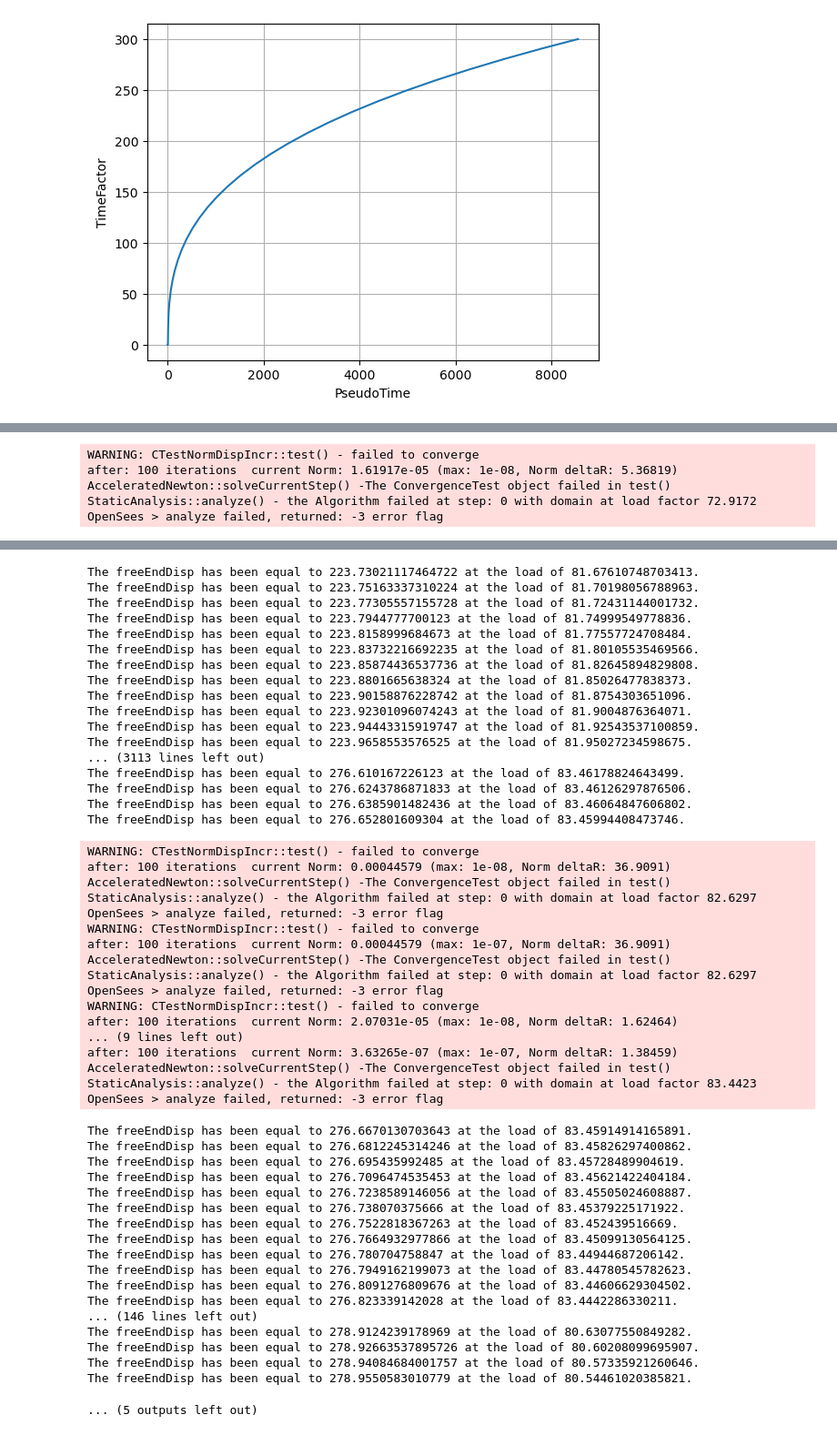
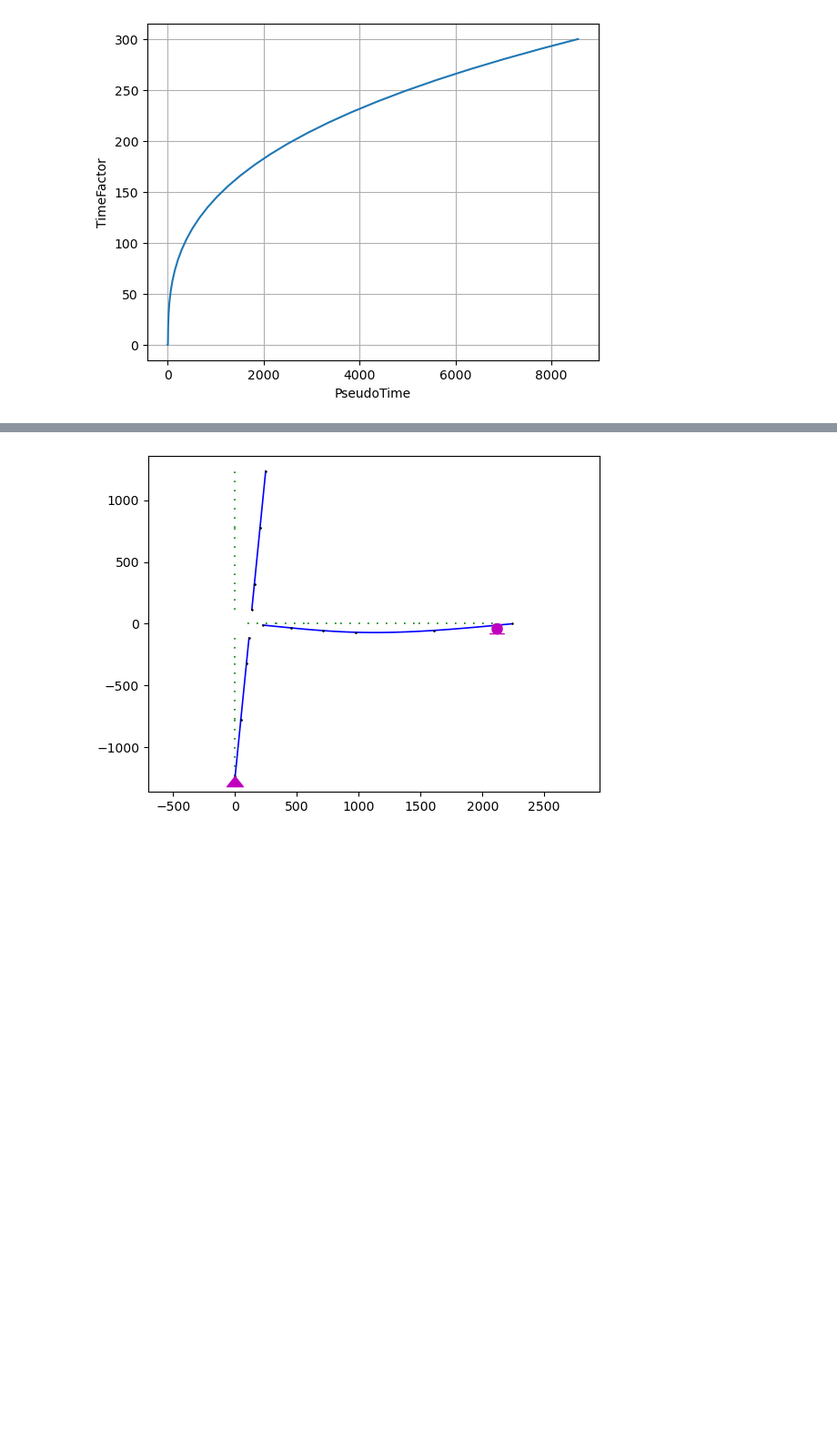
Before and after one commit to Suman-Regmi/BeamColumnWorks, a Jupyter notebook: bc_model_beams_columns_elastified.ipynb, the cells around one changed output, grey strips where cells are left out. Shown at 91% size. Drawn from its saved outputs; the diff is of its cells as text; code cells hidden in the pictures; blank space fills up the shorter version.

```diff
--- a/bc_model_beams_columns_elastified.ipynb
+++ b/bc_model_beams_columns_elastified.ipynb
@@ -492,7 +529,7 @@ timeFactorHistory=defineTimeFactorHistoryMonotonic(peaksArray,scaleFactor,nSteps
 # %%
 ops.timeSeries("Linear",10)
 ops.pattern("Plain",10,10)
-ops.load(3,0,-55*kN,0)
+# ops.load(3,0,-55*kN,0) #comment out because it falls in the left branch which is omitted for external joint
 ops.load(6,0,-55*kN,0)
 
 
@@ -666,5 +670,0 @@ The freeEndDisp has been equal to 218.39608375934594 at the load of 72.917201094
-WARNING: CTestNormDispIncr::test() - failed to converge
-after: 100 iterations  current Norm: 1.61917e-05 (max: 1e-08, Norm deltaR: 5.36819)
-AcceleratedNewton::solveCurrentStep() -The ConvergenceTest object failed in test()
-StaticAnalysis::analyze() - the Algorithm failed at step: 0 with domain at load factor 72.9172
-OpenSees > analyze failed, returned: -3 error flag
@@ -705,55 +671,4 @@ OpenSees > analyze failed, returned: -3 error flag
-The freeEndDisp has been equal to 223.73021117464722 at the load of 81.67610748703413.
-The freeEndDisp has been equal to 223.75163337310224 at the load of 81.70198056788963.
-The freeEndDisp has been equal to 223.77305557155728 at the load of 81.72431144001732.
-The freeEndDisp has been equal to 223.7944777700123 at the load of 81.74999549778836.
-The freeEndDisp has been equal to 223.8158999684673 at the load of 81.77557724708484.
-The freeEndDisp has been equal to 223.83732216692235 at the load of 81.80105535469566.
-The freeEndDisp has been equal to 223.85874436537736 at the load of 81.82645894829808.
-The freeEndDisp has been equal to 223.8801665638324 at the load of 81.85026477838373.
-The freeEndDisp has been equal to 223.90158876228742 at the load of 81.8754303651096.
-The freeEndDisp has been equal to 223.92301096074243 at the load of 81.9004876364071.
-The freeEndDisp has been equal to 223.94443315919747 at the load of 81.92543537100859.
-The freeEndDisp has been equal to 223.9658553576525 at the load of 81.95027234598675.
-... (3113 lines left out)
-The freeEndDisp has been equal to 276.610167226123 at the load of 83.46178824643499.
-The freeEndDisp has been equal to 276.6243786871833 at the load of 83.46126297876506.
-The freeEndDisp has been equal to 276.6385901482436 at the load of 83.46064847606802.
-The freeEndDisp has been equal to 276.652801609304 at the load of 83.45994408473746.
-WARNING: CTestNormDispIncr::test() - failed to converge
-after: 100 iterations  current Norm: 0.00044579 (max: 1e-08, Norm deltaR: 36.9091)
-AcceleratedNewton::solveCurrentStep() -The ConvergenceTest object failed in test()
-StaticAnalysis::analyze() - the Algorithm failed at step: 0 with domain at load factor 82.6297
-OpenSees > analyze failed, returned: -3 error flag
-WARNING: CTestNormDispIncr::test() - failed to converge
-after: 100 iterations  current Norm: 0.00044579 (max: 1e-07, Norm deltaR: 36.9091)
-AcceleratedNewton::solveCurrentStep() -The ConvergenceTest object failed in test()
-StaticAnalysis::analyze() - the Algorithm failed at step: 0 with domain at load factor 82.6297
-OpenSees > analyze failed, returned: -3 error flag
-WARNING: CTestNormDispIncr::test() - failed to converge
-after: 100 iterations  current Norm: 2.07031e-05 (max: 1e-08, Norm deltaR: 1.62464)
-... (9 lines left out)
-after: 100 iterations  current Norm: 3.63265e-07 (max: 1e-07, Norm deltaR: 1.38459)
-AcceleratedNewton::solveCurrentStep() -The ConvergenceTest object failed in test()
-StaticAnalysis::analyze() - the Algorithm failed at step: 0 with domain at load factor 83.4423
-OpenSees > analyze failed, returned: -3 error flag
-The freeEndDisp has been equal to 276.6670130703643 at the load of 83.45914914165891.
-The freeEndDisp has been equal to 276.6812245314246 at the load of 83.45826297400862.
-The freeEndDisp has been equal to 276.695435992485 at the load of 83.45728489904619.
-The freeEndDisp has been equal to 276.7096474535453 at the load of 83.45621422404184.
-The freeEndDisp has been equal to 276.7238589146056 at the load of 83.45505024608887.
-The freeEndDisp has been equal to 276.738070375666 at the load of 83.45379225171922.
-The freeEndDisp has been equal to 276.7522818367263 at the load of 83.452439516669.
-The freeEndDisp has been equal to 276.7664932977866 at the load of 83.45099130564125.
-The freeEndDisp has been equal to 276.780704758847 at the load of 83.44944687206142.
-The freeEndDisp has been equal to 276.7949162199073 at the load of 83.44780545782623.
-The freeEndDisp has been equal to 276.8091276809676 at the load of 83.44606629304502.
-The freeEndDisp has been equal to 276.823339142028 at the load of 83.4442286330211.
-... (146 lines left out)
-The freeEndDisp has been equal to 278.9124239178969 at the load of 80.63077550849282.
-The freeEndDisp has been equal to 278.92663537895726 at the load of 80.60208099695907.
-The freeEndDisp has been equal to 278.94084684001757 at the load of 80.57335921260646.
-The freeEndDisp has been equal to 278.9550583010779 at the load of 80.54461020385821.
-... (5 outputs left out)
+[figure, added]
 # %%
 enveloperight = np.loadtxt(f"envelopeRightPark.txt")
 plt.plot(enveloperight[:,1],enveloperight[:,0],'black', marker = "o",markersize = 7, linewidth = 3,ls = "--", label = "Backbone Curve")
```
Also changed, not shown: parts of 24 cells of this notebook.
